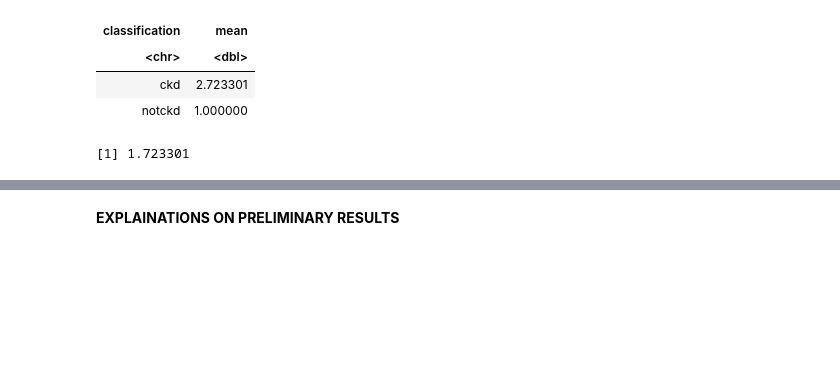
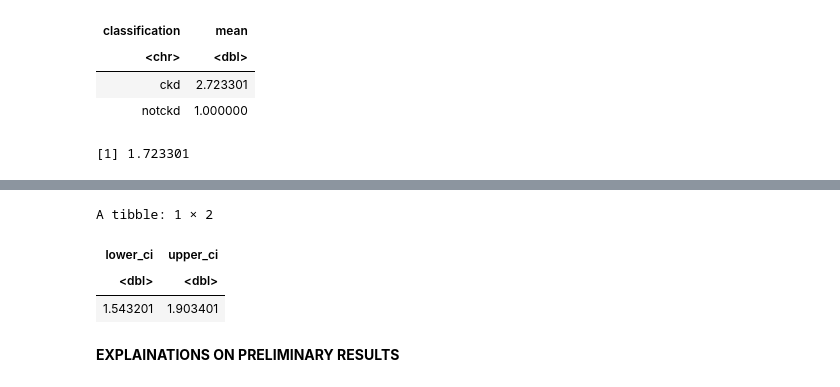
Before and after one commit to mish-salt/Group-14-stat-project, a Jupyter notebook: final report.ipynb, the cells around one changed output, grey strips where cells are left out. Saved outputs shown, nothing was run; the diff lists cells and outputs as text; code cells hidden in the pictures; blank space fills up the shorter version.

```diff
--- a/final report.ipynb
+++ b/final report.ipynb
@@ -119,3 +182,20 @@ diff
+# %%
+#calculate the confidence interval
+ckd_mean <- ckd_data_summary$sample_mean[1]
+ckd_var <- ckd_data_summary$sample_std_error[1]^2
+notckd_mean <- ckd_data_summary$sample_mean[2]
+notckd_var <- ckd_data_summary$sample_std_error[2]^2
+
+ckd_clt_ci <-
+    tibble(lower_ci = (ckd_mean - notckd_mean - qnorm(0.97) * sqrt(notckd_var + ckd_var)),
+           upper_ci = (ckd_mean - notckd_mean + qnorm(0.97) * sqrt(notckd_var + ckd_var)))
+
+head(ckd_clt_ci)
+# %% [output]
+A tibble: 1 × 2
+| lower_ci | upper_ci |
+| <dbl> | <dbl> |
+| 1.543201 | 1.903401 |
 # %% [markdown]
 **EXPLAINATIONS ON PRELIMINARY RESULTS**
 # %% [markdown]
```
Also changed, not shown: parts of 8 cells of this notebook.
